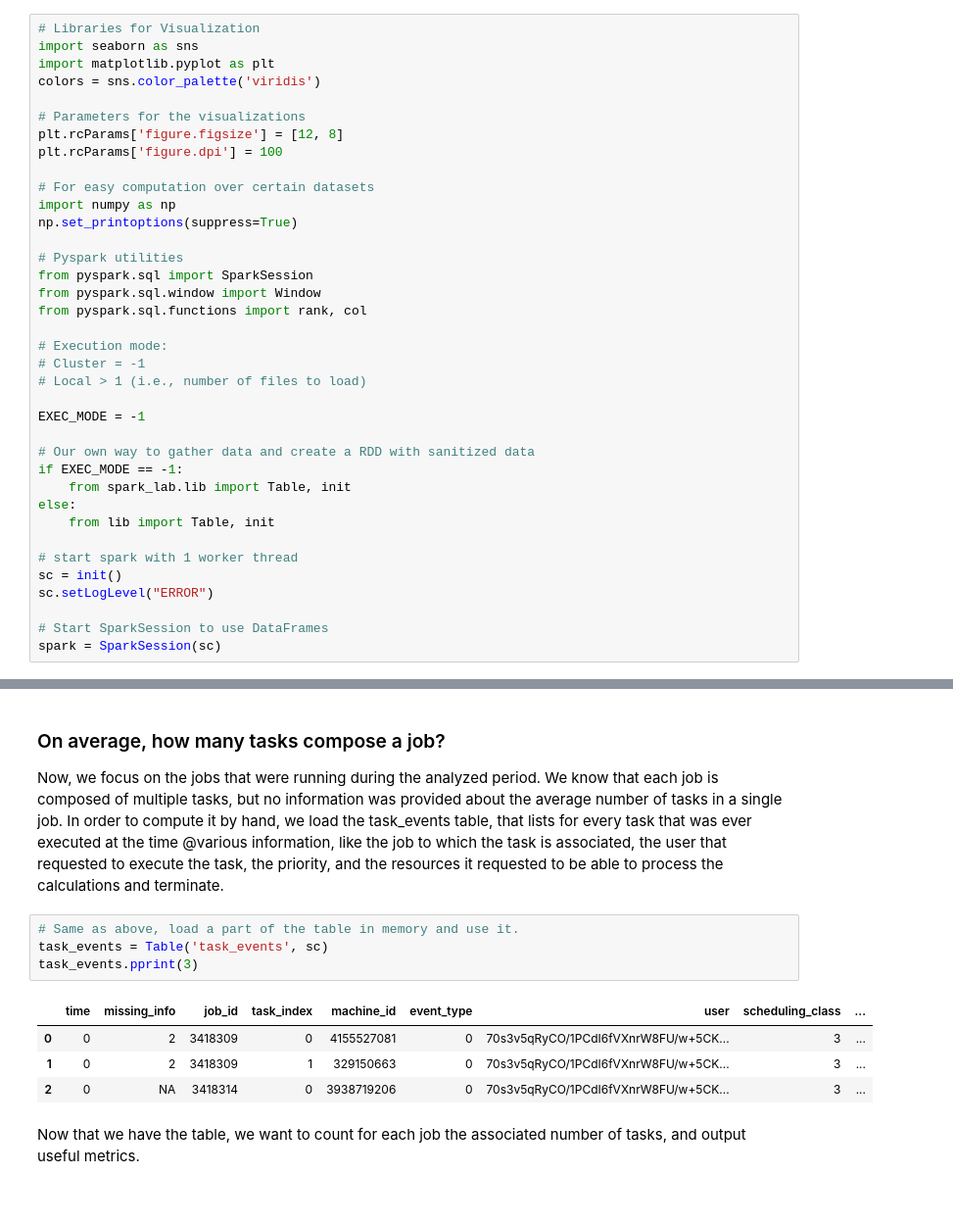
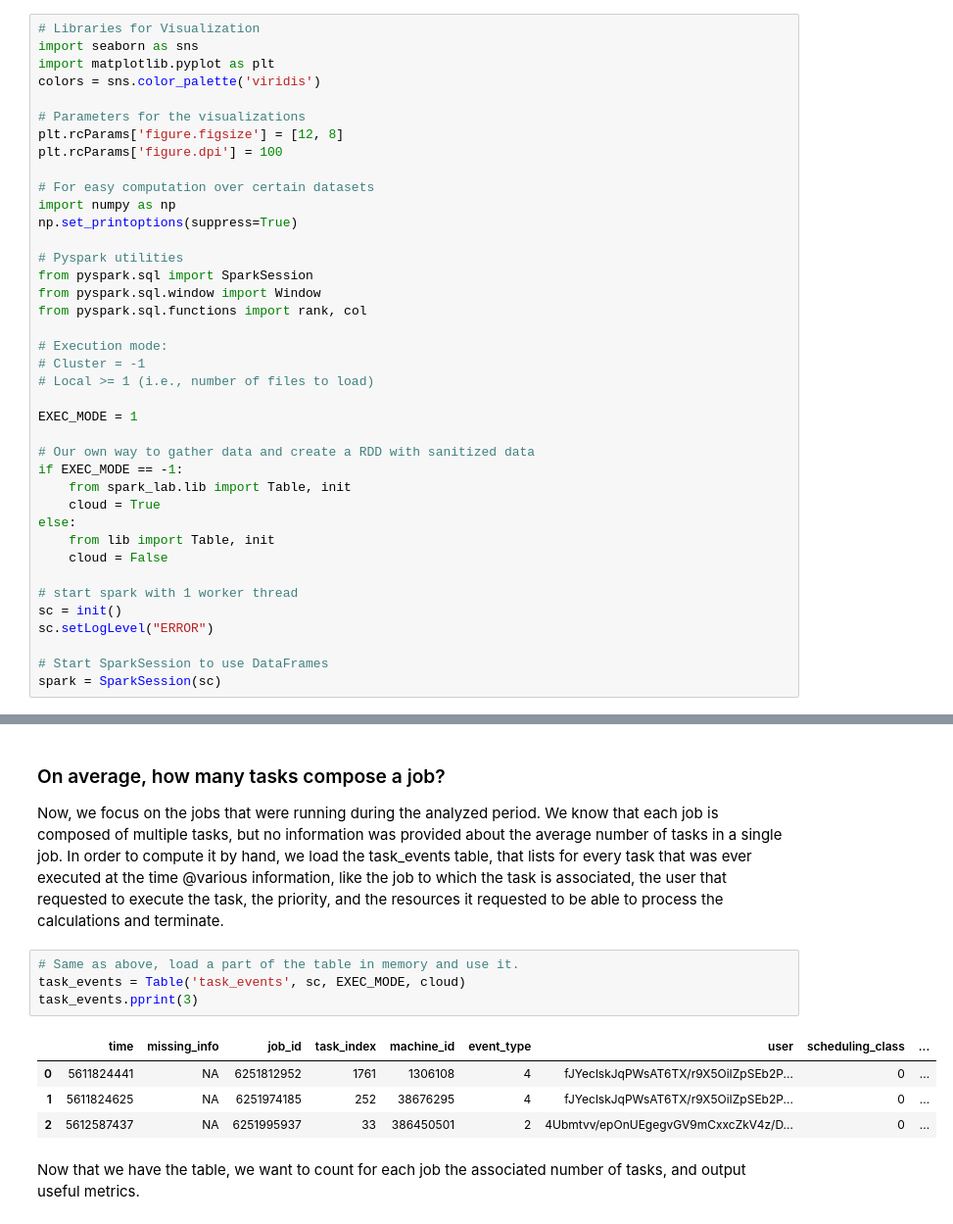
Before and after one commit to templierw/spark_lab, a Jupyter notebook: lab_new.ipynb, the cells around one changed output, grey strips where cells are left out. Shown at 98% size. Saved outputs shown, nothing was run; the diff lists cells and outputs as text.

```diff
--- a/lab_new.ipynb
+++ b/lab_new.ipynb
@@ -34,15 +34,17 @@ from pyspark.sql.functions import rank, col
 
 # Execution mode:
 # Cluster = -1
-# Local > 1 (i.e., number of files to load)
+# Local >= 1 (i.e., number of files to load)
 
-EXEC_MODE = -1
+EXEC_MODE = 1
 
 # Our own way to gather data and create a RDD with sanitized data
 if EXEC_MODE == -1:
     from spark_lab.lib import Table, init
+    cloud = True
 else:
     from lib import Table, init
+    cloud = False
 
 # start spark with 1 worker thread
 sc = init()
@@ -114,13 +99,13 @@ From the visualization shown above, we see that a large majority of the machines
 Now, we focus on the jobs that were running during the analyzed period. We know that each job is composed of multiple tasks, but no information was provided about the average number of tasks in a single job. In order to compute it by hand, we load the task_events table, that lists for every task that was ever executed at the time @various information, like the job to which the task is associated, the user that requested to execute the task, the priority, and the resources it requested to be able to process the calculations and terminate.
 # %%
 # Same as above, load a part of the table in memory and use it.
-task_events = Table('task_events', sc)
+task_events = Table('task_events', sc, EXEC_MODE, cloud)
 task_events.pprint(3)
 # %% [output]
 |  | time | missing_info | job_id | task_index | machine_id | event_type | user | scheduling_class | ... |
-| 0 | 0 | 2 | 3418309 | 0 | 4155527081 | 0 | 70s3v5qRyCO/1PCdI6fVXnrW8FU/w+5CK... | 3 | ... |
-| 1 | 0 | 2 | 3418309 | 1 | 329150663 | 0 | 70s3v5qRyCO/1PCdI6fVXnrW8FU/w+5CK... | 3 | ... |
-| 2 | 0 | NA | 3418314 | 0 | 3938719206 | 0 | 70s3v5qRyCO/1PCdI6fVXnrW8FU/w+5CK... | 3 | ... |
+| 0 | 5611824441 | NA | 6251812952 | 1761 | 1306108 | 4 | fJYeclskJqPWsAT6TX/r9X5OiIZpSEb2P... | 0 | ... |
+| 1 | 5611824625 | NA | 6251974185 | 252 | 38676295 | 4 | fJYeclskJqPWsAT6TX/r9X5OiIZpSEb2P... | 0 | ... |
+| 2 | 5612587437 | NA | 6251995937 | 33 | 386450501 | 2 | 4Ubmtvv/epOnUEgegvGV9mCxxcZkV4z/D... | 0 | ... |
 # %% [markdown]
 Now that we have the table, we want to count for each job the associated number of tasks, and output useful metrics.
 # %%
```
Also changed, not shown: parts of 19 cells of this notebook, 1 other file.
